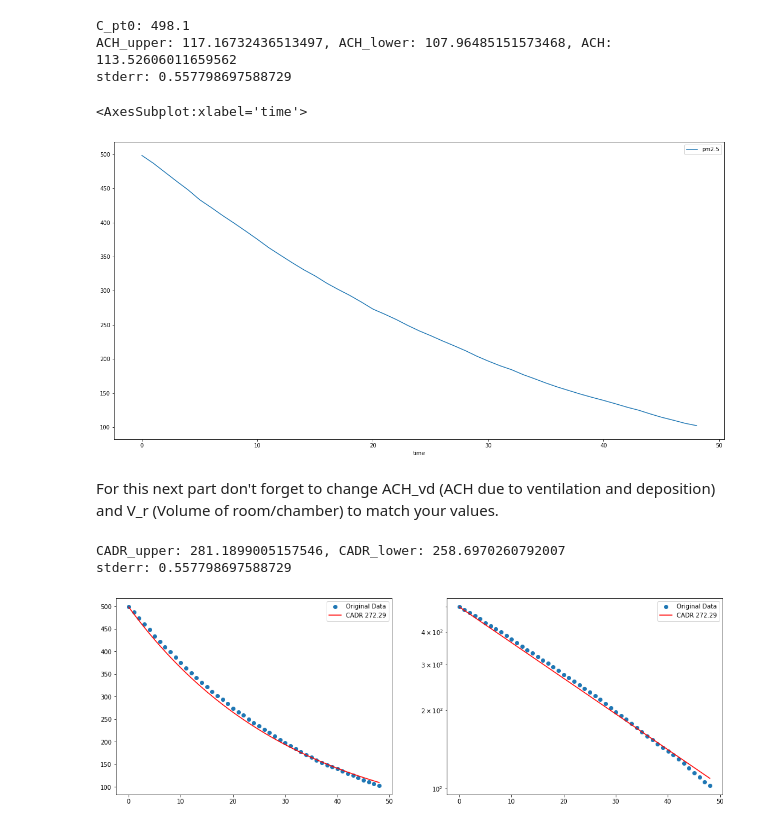
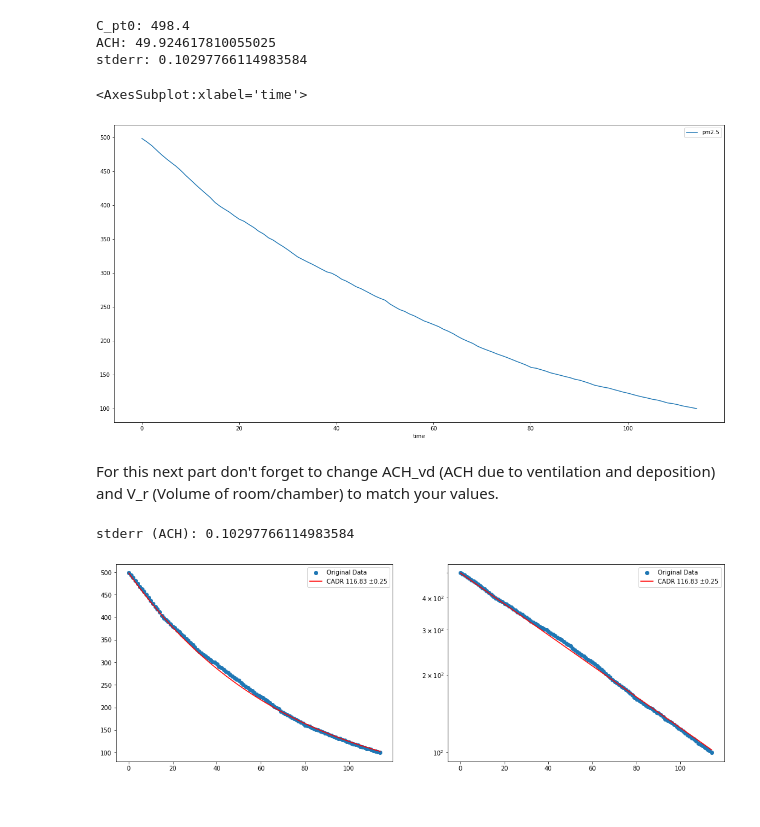
Before and after one commit to robwiss/analyze_cadr, a Jupyter notebook: analyze_cadr.ipynb, the cells around one changed output. Cells and saved outputs as stored; diff of their text form; code cells hidden in the pictures.

```diff
--- a/analyze_cadr.ipynb
+++ b/analyze_cadr.ipynb
@@ -4,8 +4,10 @@ import matplotlib.pyplot as plt
 import numpy as np
 from scipy.optimize import curve_fit
 # %%
-df = pd.read_csv('data_mesh/20220719_Levoit400s_4_spd.a.csv')
 #df = pd.read_csv('data_mesh/20220719_ACH_vd.csv')
+#df = pd.read_csv('data_mesh/20220719_Levoit400s_4_spd.c.csv')
+df = pd.read_csv('data_mesh/20220720_GermGuardian_CDAP4500BCA_5_spd.b.csv')
+
 
 # plot the original data
 df.set_index('time').plot(kind='line', figsize=(20,10))
@@ -62,4 +32,6 @@ class DecayFuncsACH:
 # %%
+del df['pm10']
+
 # begin window search at pm2.5 max
 pm25_max_idx = df.idxmax()['pm2.5']
 if pm25_max_idx != 0:
@@ -74,11 +46,6 @@ if drop_start_idx != 0:
 df.index -= df.index[0]
 df['time'] -= df.time[0]
 
-#print(df.index[0])
-#print(df.head(1))
-#print(df['pm2.5'][df.index[0]])
-#print(df[df['pm2.5'] < 100].index[0])
-
 # trim all values below 100, error stops being multiplicative below there
 lt25_iloc = df[df['pm2.5'] < 100].index[0]
 df = df.head(lt25_iloc).copy()
@@ -86,7 +53,7 @@ df = df.head(lt25_iloc).copy()
 def test_fit(df):
     C_bgd = 0
     C_pt0 = df['pm2.5'][df.index[0]]
-    f = DecayFuncsACHUnk(C_bgd, C_pt0)
+    f = DecayFuncs(C_bgd, C_pt0)
 
     popt, pcov = curve_fit(f.linear_func, df.time, np.log(df['pm2.5']))
     stderr = np.sqrt(np.diag(pcov)[0])
@@ -98,51 +65,45 @@ print('C_pt0: {}'.format(C_pt0))
 print('ACH: {}'.format(ACH))
 print('stderr: {}'.format(stderr))
 
-f = DecayFuncsACH(0, C_pt0, *popt)
+f = DecayFuncs(0, C_pt0)
 # %% [output]
-C_pt0: 498.1
-ACH_upper: 117.16732436513497, ACH_lower: 107.96485151573468, ACH: 113.52606011659562
-stderr: 0.557798697588729
+C_pt0: 498.4
+ACH: 49.924617810055025
+stderr: 0.10297766114983584
 # %%
 df.set_index('time').plot(kind='line', figsize=(20,10))
 # %% [output]
 <AxesSubplot:xlabel='time'>
-[figure, old version]
+[figure, new version]
 # %% [markdown]
 For this next part don't forget to change ACH_vd (ACH due to ventilation and deposition) and V_r (Volume of room/chamber) to match your values.
 # %%
 # Determine ACH_vd in trial with air cleaner off, it is ACH due to room ventilation (v) and particle deposition (d)
 ACH_vd_jet = None
 ACH_vd_mesh = 2.1245612749474594
 ACH_vd_smoke = None
 ACH_vd = ACH_vd_mesh
 ACH_f = ACH - ACH_vd
 # volume of room
 V_r = (59. / 12) * (59. / 12) * (72.8 / 12) # this is in cubic feet
 CADR = V_r * ACH_f / 60 # units of ACH are 1/h, divide by 60 to convert to 1/minutes so CADR is in cubic feet per minute
-#CADR_upper = V_r * (ACH_upper - ACH_vd) / 60
-#CADR_lower = V_r * (ACH_lower - ACH_vd) / 60
-CADR_upper = V_r * (ACH_f + stderr) / 60
-CADR_lower = V_r * (ACH_f - stderr) / 60
+CADR_err = V_r * stderr / 60
 
-
-print('CADR_upper: {}, CADR_lower: {}'.format(CADR_upper, CADR_lower))
-print('stderr: {}'.format(stderr))
+print('stderr (ACH): {}'.format(stderr))
 
 fig, axes = plt.subplots(nrows=1, ncols=2, figsize=(18,6))
 
 plt.subplot(121)
 plt.scatter(df.time, df['pm2.5'], label="Original Data")
-plt.plot(df.time, f.func(df.time), 'r-', label="CADR {:0.2f}".format(CADR))
+plt.plot(df.time, f.func(df.time, ACH), 'r-', label="CADR {:0.2f} ±{:0.2f}".format(CADR, CADR_err))
 plt.legend()
 
 plt.subplot(122)
 plt.scatter(df.time, df['pm2.5'], label="Original Data")
-plt.plot(df.time, f.func(df.time), 'r-', label="CADR {:0.2f}".format(CADR))
+plt.plot(df.time, f.func(df.time, ACH), 'r-', label="CADR {:0.2f} ±{:0.2f}".format(CADR, CADR_err))
 plt.yscale('log')
 plt.legend()
 plt.show()
 # %% [output]
-CADR_upper: 281.1899005157546, CADR_lower: 258.6970260792007
-stderr: 0.557798697588729
+stderr (ACH): 0.10297766114983584
-[figure, old version]
+[figure, new version]
```
Also changed, not shown: parts of 3 cells of this notebook, 4 other files.
